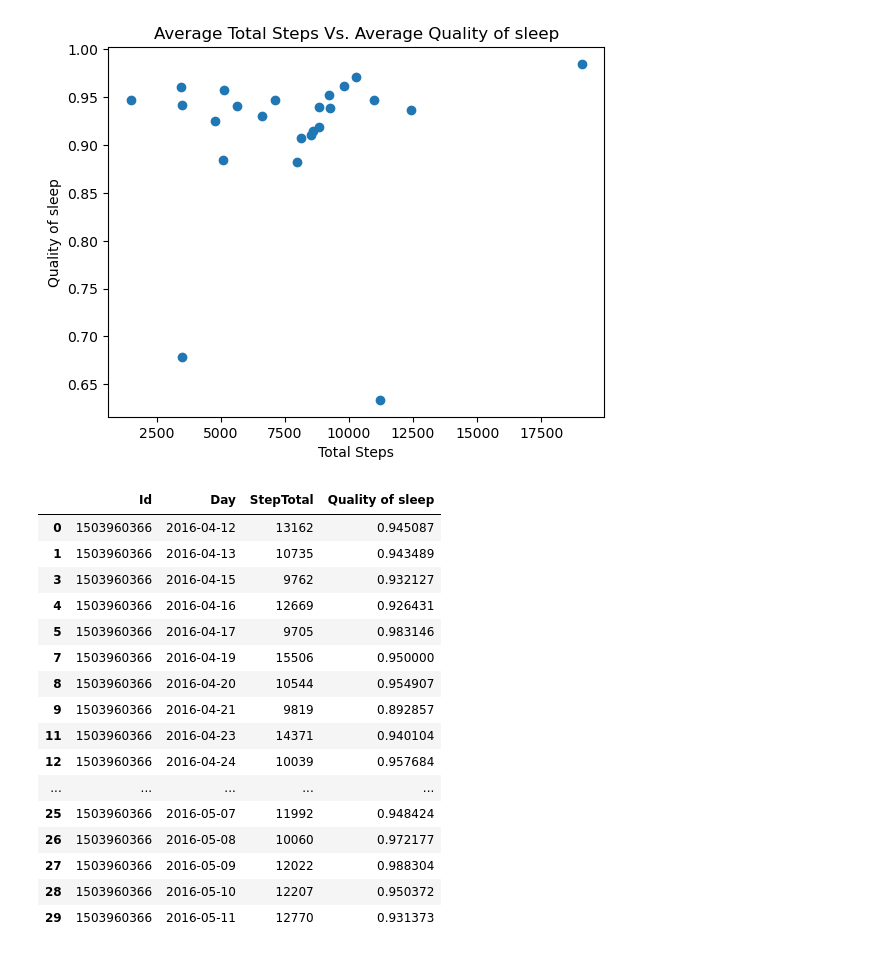
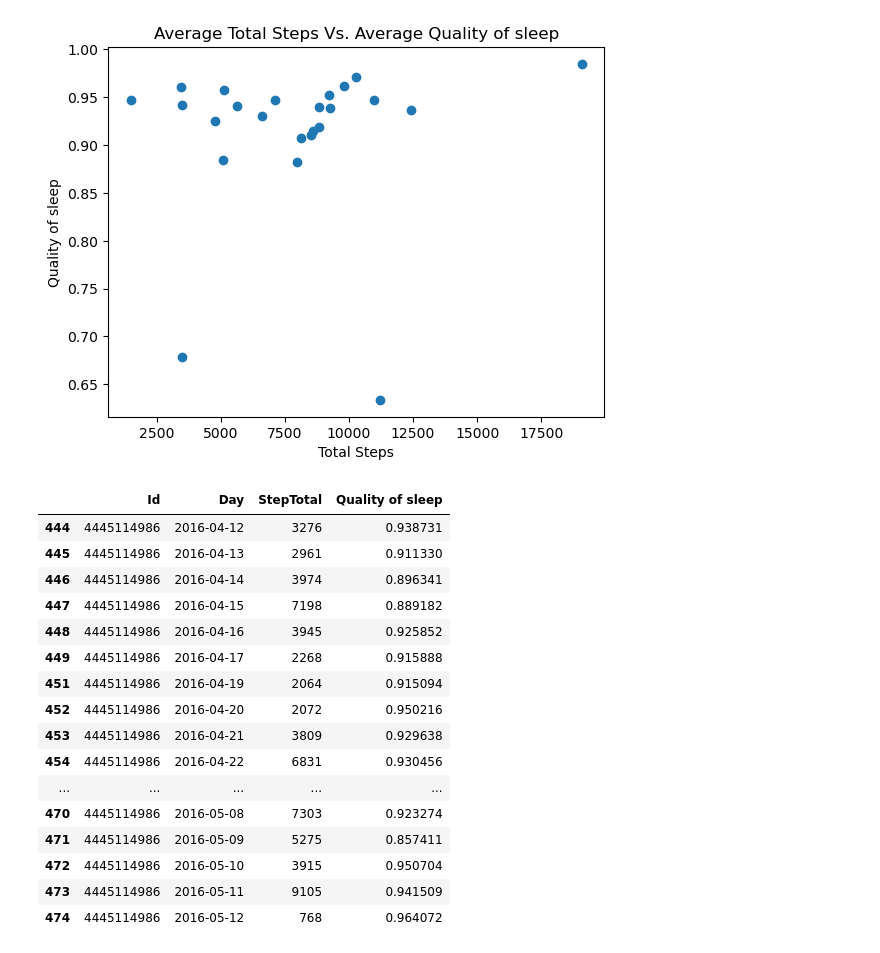
Before and after one commit to shabazmotan/Fitness-Tracking, a Jupyter notebook: (iris)sleep_vs_steps.ipynb, the cells around one changed output. Cells and saved outputs as stored; diff of their text form; code cells hidden in the pictures.

```diff
--- a/(iris)sleep_vs_steps.ipynb
+++ b/(iris)sleep_vs_steps.ipynb
@@ -132,26 +133,30 @@ plt.show()
 [figure]
 # %%
 # randomly pick a person to look at
-random_person_df = clean_df[(clean_df['Id']==1503960366)]
-random_person_df
+ID_list = clean_df['Id'].tolist()
+random_ID = random.choice(ID_list)
-# %% [output]
-|  | Id | Day | StepTotal | Quality of sleep |
-| 0 | 1503960366 | 2016-04-12 | 13162 | 0.945087 |
-| 1 | 1503960366 | 2016-04-13 | 10735 | 0.943489 |
-| 3 | 1503960366 | 2016-04-15 | 9762 | 0.932127 |
-| 4 | 1503960366 | 2016-04-16 | 12669 | 0.926431 |
-| 5 | 1503960366 | 2016-04-17 | 9705 | 0.983146 |
-| 7 | 1503960366 | 2016-04-19 | 15506 | 0.950000 |
-| 8 | 1503960366 | 2016-04-20 | 10544 | 0.954907 |
-| 9 | 1503960366 | 2016-04-21 | 9819 | 0.892857 |
-| 11 | 1503960366 | 2016-04-23 | 14371 | 0.940104 |
-| 12 | 1503960366 | 2016-04-24 | 10039 | 0.957684 |
-| ... | ... | ... | ... | ... |
-| 25 | 1503960366 | 2016-05-07 | 11992 | 0.948424 |
-| 26 | 1503960366 | 2016-05-08 | 10060 | 0.972177 |
-| 27 | 1503960366 | 2016-05-09 | 12022 | 0.988304 |
-| 28 | 1503960366 | 2016-05-10 | 12207 | 0.950372 |
-| 29 | 1503960366 | 2016-05-11 | 12770 | 0.931373 |
+# %%
+# new dataframe for the selected id
+random_person_df = clean_df[(clean_df['Id']==random_ID)]
+random_person_df
+# %% [output]
+|  | Id | Day | StepTotal | Quality of sleep |
+| 444 | 4445114986 | 2016-04-12 | 3276 | 0.938731 |
+| 445 | 4445114986 | 2016-04-13 | 2961 | 0.911330 |
+| 446 | 4445114986 | 2016-04-14 | 3974 | 0.896341 |
+| 447 | 4445114986 | 2016-04-15 | 7198 | 0.889182 |
+| 448 | 4445114986 | 2016-04-16 | 3945 | 0.925852 |
+| 449 | 4445114986 | 2016-04-17 | 2268 | 0.915888 |
+| 451 | 4445114986 | 2016-04-19 | 2064 | 0.915094 |
+| 452 | 4445114986 | 2016-04-20 | 2072 | 0.950216 |
+| 453 | 4445114986 | 2016-04-21 | 3809 | 0.929638 |
+| 454 | 4445114986 | 2016-04-22 | 6831 | 0.930456 |
+| ... | ... | ... | ... | ... |
+| 470 | 4445114986 | 2016-05-08 | 7303 | 0.923274 |
+| 471 | 4445114986 | 2016-05-09 | 5275 | 0.857411 |
+| 472 | 4445114986 | 2016-05-10 | 3915 | 0.950704 |
+| 473 | 4445114986 | 2016-05-11 | 9105 | 0.941509 |
+| 474 | 4445114986 | 2016-05-12 | 768 | 0.964072 |
 # %%
 # how this person has been sleeping in a month
 
```
Also changed, not shown: parts of 4 cells of this notebook.
